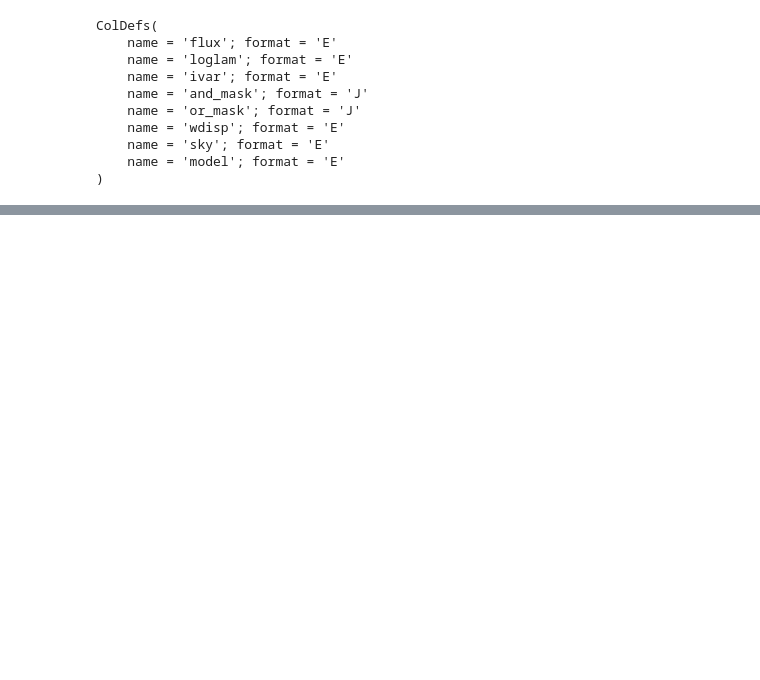
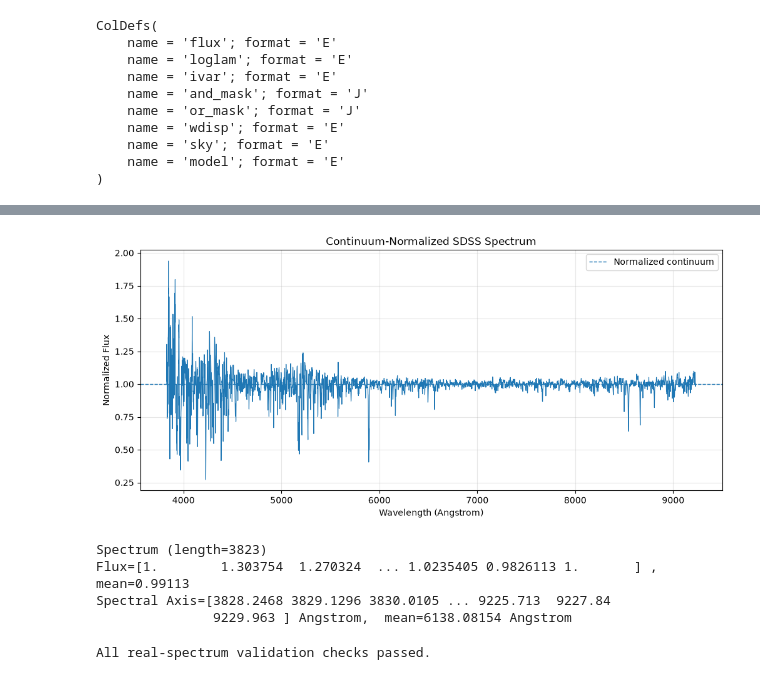
Before and after one commit to KV225511/X_space, a Jupyter notebook: notebooks/03_eda_spectra.ipynb, the cells around one changed output, grey strips where cells are left out. Saved outputs shown, nothing was run; the diff lists cells and outputs as text; code cells hidden in the pictures; blank space fills up the shorter version.

```diff
--- a/notebooks/03_eda_spectra.ipynb
+++ b/notebooks/03_eda_spectra.ipynb
@@ -407,0 +682,9 @@ ColDefs(
+# %%
+# ============================================================
+# 11. Prevent division by zero or extremely small values
+# ============================================================
+
+continuum_safe = continuum.copy()
+
+minimum_safe_value = 1e-6
+continuum_safe[np.abs(continuum_safe) < minimum_safe_value] = minimum_safe_value
@@ -407,0 +736,66 @@ ColDefs(
+# %%
+# ============================================================
+# 14. Plot the continuum-normalized spectrum
+# ============================================================
+
+plt.figure(figsize=(12, 5))
+
+plt.plot(
+    clean_wavelength,
+    normalized_flux,
+    linewidth=0.8
+)
+
+plt.axhline(
+    y=1.0,
+    linestyle="--",
+    linewidth=1,
+    label="Normalized continuum"
+)
+
+plt.xlabel("Wavelength (Angstrom)")
+plt.ylabel("Normalized Flux")
+plt.title("Continuum-Normalized SDSS Spectrum")
+plt.grid(True, alpha=0.3)
+plt.legend()
+plt.show()
+# %% [output]
+[figure, added]
+# %%
+# ============================================================
+# 15. Create a normalized Spectrum object
+# ============================================================
+
+normalized_spectrum = Spectrum(
+    spectral_axis=clean_wavelength * u.AA,
+    flux=normalized_flux * u.dimensionless_unscaled
+)
+
+print(normalized_spectrum)
+# %% [output]
+Spectrum (length=3823)
+Flux=[1.        1.303754  1.270324  ... 1.0235405 0.9826113 1.       ] ,  mean=0.99113
+Spectral Axis=[3828.2468 3829.1296 3830.0105 ... 9225.713  9227.84
+               9229.963 ] Angstrom,  mean=6138.08154 Angstrom
+# %%
+# ============================================================
+# 16. Final validation checks
+# ============================================================
+
+assert clean_wavelength.shape == clean_flux.shape
+assert clean_flux.shape == clean_ivar.shape
+assert normalized_flux.shape == clean_flux.shape
+
+assert clean_wavelength.dtype == np.float32
+assert clean_flux.dtype == np.float32
+assert clean_ivar.dtype == np.float32
+
+assert np.all(np.isfinite(clean_wavelength))
+assert np.all(np.isfinite(clean_flux))
+assert np.all(np.isfinite(clean_ivar))
+assert np.all(clean_ivar > 0)
+assert np.all(np.isfinite(normalized_flux))
+
+print("All real-spectrum validation checks passed.")
+# %% [output]
+All real-spectrum validation checks passed.
```
Also changed, not shown: parts of 18 cells of this notebook.
